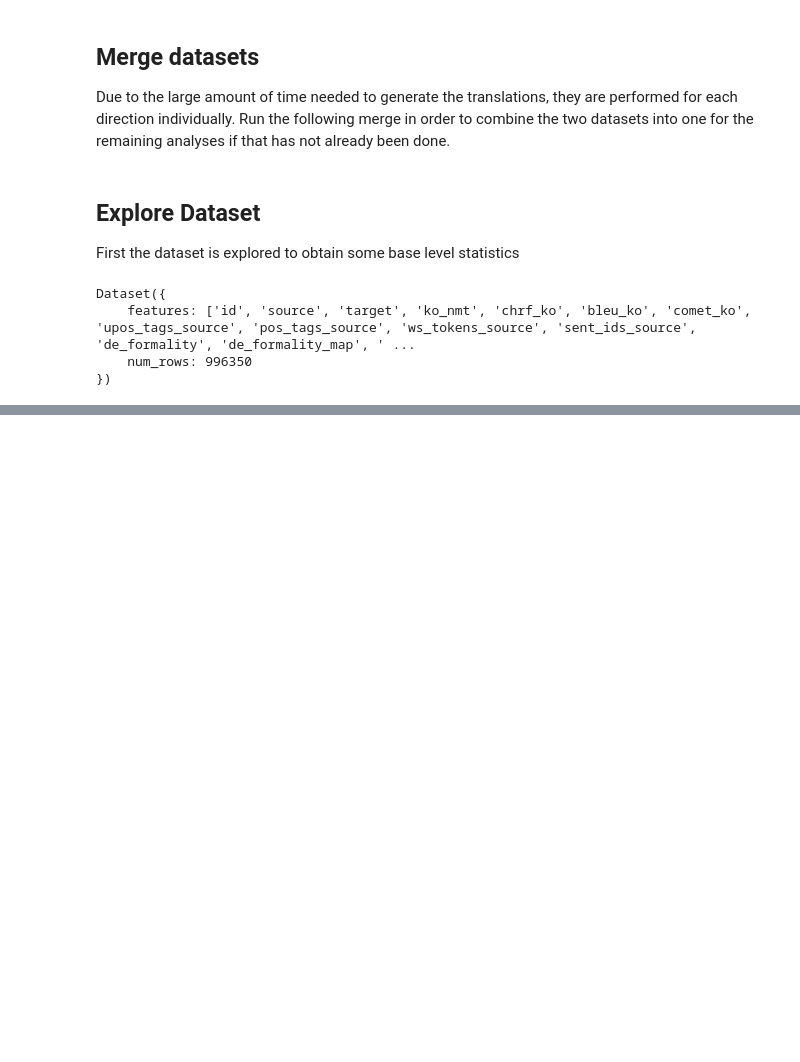
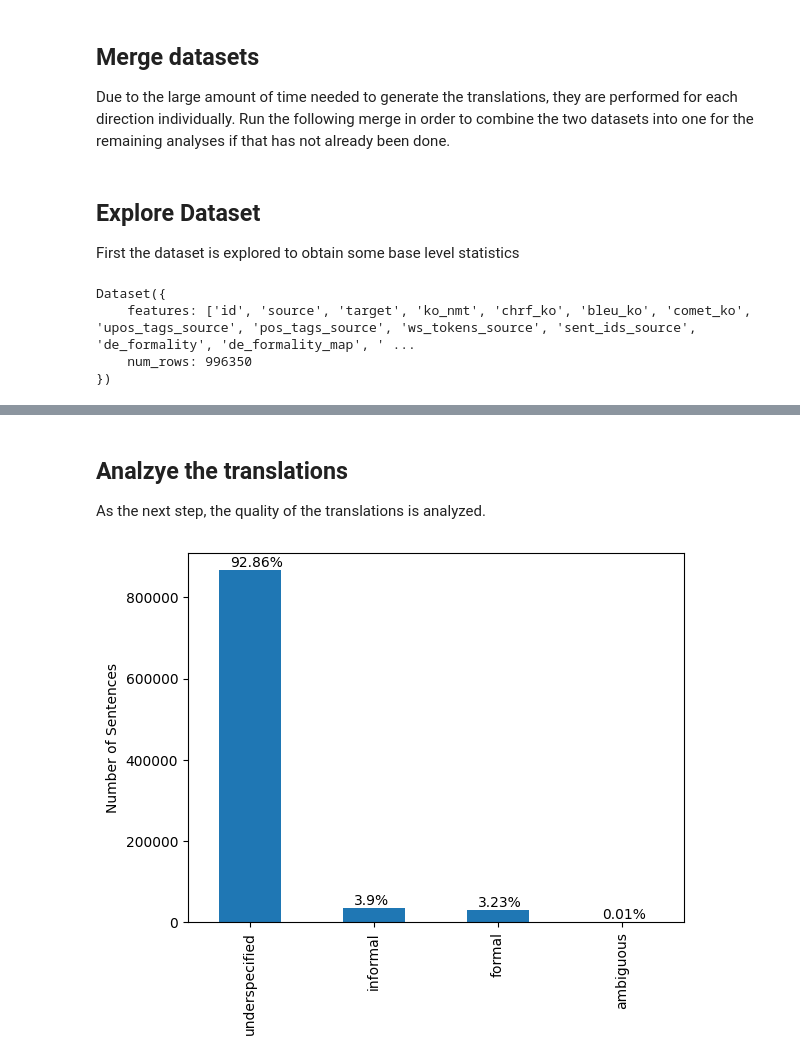
Before and after one commit to lsickert/rude-nmt, a Jupyter notebook: analysis.ipynb, the cells around one changed output, grey strips where cells are left out. Drawn from its saved outputs; the diff is of its cells as text; code cells hidden in the pictures; blank space fills up the shorter version.

```diff
--- a/analysis.ipynb
+++ b/analysis.ipynb
@@ -38,0 +58,7 @@ analysis.get_cross_formality_plot(ds, "ko_formality", "de_formality", exclude_va
+# %% [markdown]
+## Analzye the translations
+As the next step, the quality of the translations is analyzed.
+# %%
+tatoeba_analysis.get_formality_plot(ds, "de_formality_nmt")
+# %% [output]
+[figure, added]
```
Also changed, not shown: parts of 18 cells of this notebook, 6 other files.
